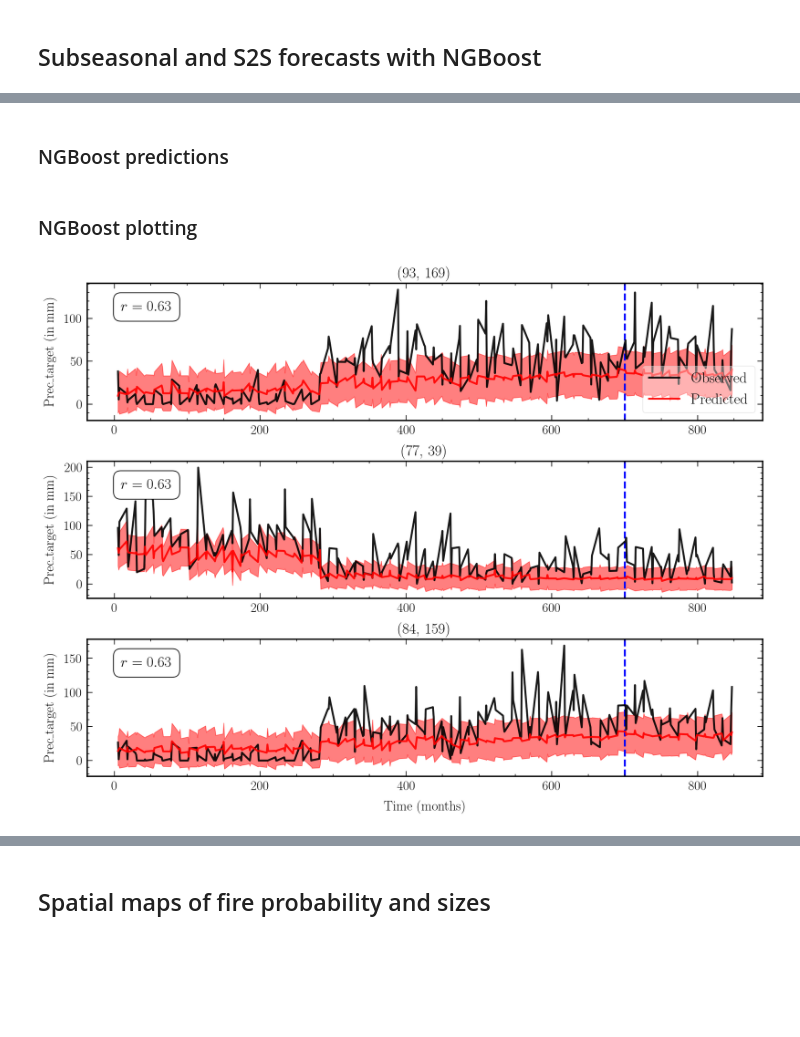
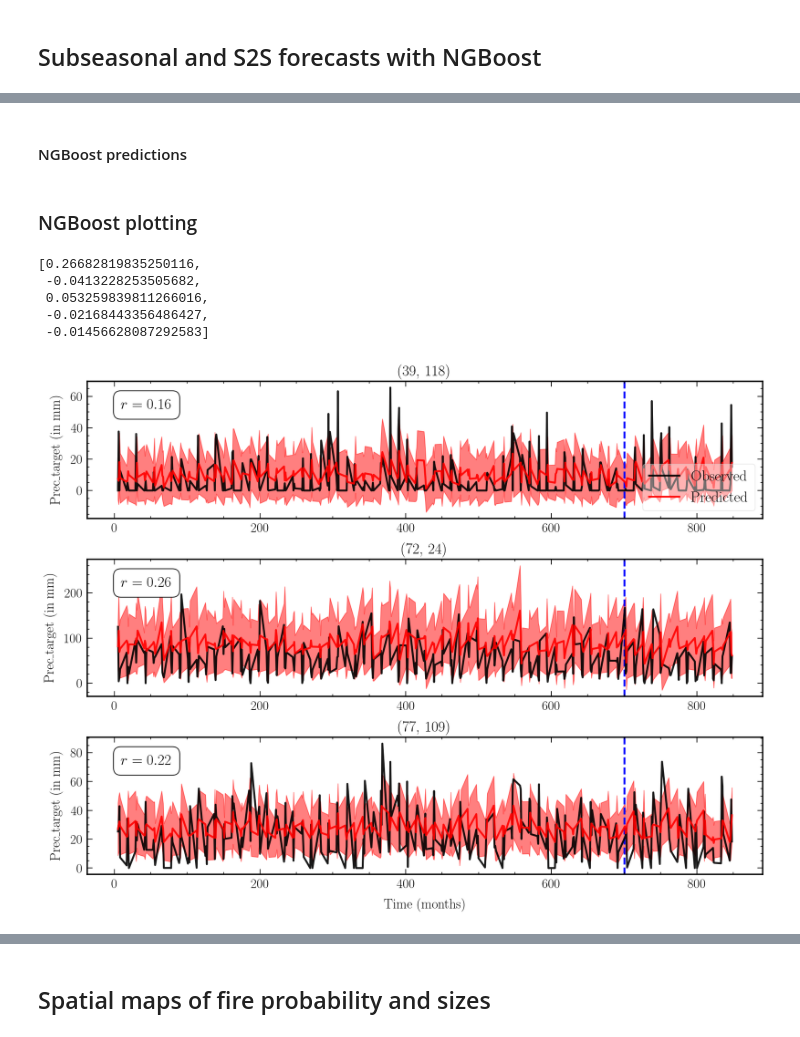
Before and after one commit to jtbuch/SEASFire, a Jupyter notebook: scripts/seas_climate_pred.ipynb, the cells around one changed output, grey strips where cells are left out. Cells and saved outputs as stored; diff of their text form; code cells hidden in the pictures; blank space fills up the shorter version.

```diff
--- a/scripts/seas_climate_pred.ipynb
+++ b/scripts/seas_climate_pred.ipynb
@@ -134,5 +407,5 @@ clim_df_group_keys= clim_df_groups.groups.keys()
 # %%
-target_arr= np.append(np.append(np.arange(5, 855, 12), np.arange(5, 855, 12)+1), np.arange(5, 855, 12)+2)
+target_arr= np.append(np.append(np.append(np.arange(5, 855, 12), np.arange(5, 855, 12)+1), np.arange(5, 855, 12)+2), np.arange(5, 855, 12)+3)
 lead1mons_pred_arr= target_arr - 1
 lead2mons_pred_arr= target_arr - 2
 lead3mons_pred_arr= target_arr - 3
@@ -144,22 +417,22 @@ lead3mons_pred_df= clim_df[clim_df['time'].isin(lead3mons_pred_arr)].dropna()[['
 tmax_target_df= clim_df[clim_df['time'].isin(target_arr)].dropna()['Tmax'].reset_index().drop(columns= ['index']).rename(columns= {'Tmax': 'Tmax_target'})
 prec_target_df= clim_df[clim_df['time'].isin(target_arr)].dropna()['Prec'].reset_index().drop(columns= ['index']).rename(columns= {'Prec': 'Prec_target'})
 vpd_target_df= clim_df[clim_df['time'].isin(target_arr)].dropna()['VPD'].reset_index().drop(columns= ['index']).rename(columns= {'VPD': 'VPD_target'})
-sm_target_df= clim_df[clim_df['time'].isin(target_arr)].dropna()['SM_0_100cm'].reset_index().drop(columns= ['index']).rename(columns= {'SM_0_100cm': 'SM_target'})
 ffwi_target_df= clim_df[clim_df['time'].isin(target_arr)].dropna()['FFWI_max7'].reset_index().drop(columns= ['index']).rename(columns= {'FFWI_max7': 'FFWI_target'})
+tmin_target_df= clim_df[clim_df['time'].isin(target_arr)].dropna()['Tmin'].reset_index().drop(columns= ['index']).rename(columns= {'Tmin': 'Tmin_target'})
 
-lead1mons_df= pd.concat([lead1mons_pred_df, tmax_target_df, prec_target_df, vpd_target_df, sm_target_df, ffwi_target_df], axis= 1).replace(-999, np.nan)
+lead1mons_df= pd.concat([lead1mons_pred_df, tmax_target_df, prec_target_df, vpd_target_df, tmin_target_df, ffwi_target_df], axis= 1).replace(-999, np.nan)
 #lead1mons_df['Elev']= (lead1mons_df['Elev'] - lead1mons_df['Elev'].min())/(lead1mons_df['Elev'].max() - lead1mons_df['Elev'].min())
-lead2mons_df= pd.concat([lead2mons_pred_df, tmax_target_df, prec_target_df, vpd_target_df, sm_target_df, ffwi_target_df], axis= 1).replace(-999, np.nan)
+lead2mons_df= pd.concat([lead2mons_pred_df, tmax_target_df, prec_target_df, vpd_target_df, tmin_target_df, ffwi_target_df], axis= 1).replace(-999, np.nan)
 #lead2mons_df['Elev']= (lead2mons_df['Elev'] - lead2mons_df['Elev'].min())/(lead2mons_df['Elev'].max() - lead2mons_df['Elev'].min())
-lead3mons_df= pd.concat([lead3mons_pred_df, tmax_target_df, prec_target_df, vpd_target_df, sm_target_df, ffwi_target_df], axis= 1).replace(-999, np.nan)
+lead3mons_df= pd.concat([lead3mons_pred_df, tmax_target_df, prec_target_df, vpd_target_df, tmin_target_df, ffwi_target_df], axis= 1).replace(-999, np.nan)
 #lead3mons_df['Elev']= (lead3mons_df['Elev'] - lead3mons_df['Elev'].min())/(lead3mons_df['Elev'].max() - lead3mons_df['Elev'].min())
 # %%
 pred_arr_all= {'Tmax': ['Tmax', 'Solar', 'RH', 'SM_0_100cm', 'PDSI' , 'Southness', 'Elev', 'nino34', 'mei', 'rmm1', 'rmm2'], \
-               'Prec': ['Prec', 'Tmax', 'Solar', 'RH', 'SM_0_100cm', 'PDSI', 'Southness', 'Elev', 'mei', 'nino34', 'rmm1', 'rmm2'], \
+               'Prec': ['Prec', 'Tmax', 'Solar', 'RH', 'SM_0_100cm', 'PDSI', 'CAPE', 'Southness', 'Elev', 'mei', 'nino34', 'rmm1', 'rmm2'], \
                'VPD': ['VPD', 'Tmax', 'Prec', 'Solar', 'RH', 'SM_0_100cm', 'PDSI', 'Southness', 'Elev', 'mei', 'nino34', 'rmm1', 'rmm2'], \
                'FFWI': ['FFWI_max7', 'Tmax', 'Prec', 'Solar', 'RH', 'SM_0_100cm', 'PDSI', 'Southness', 'Elev', 'mei', 'nino34', 'rmm1', 'rmm2'], \
-               'SM': ['SM_0_100cm', 'Tmax', 'Prec', 'Solar', 'RH', 'PDSI', 'Southness', 'Elev', 'mei', 'nino34', 'rmm1', 'rmm2']}
-pred_arr_dynamic= {'Tmax': ['Tmax', 'Solar', 'RH', 'SM_0_100cm', 'PDSI'], 'Prec': ['Prec', 'Tmax', 'Solar', 'RH', 'SM_0_100cm', 'PDSI'], \
+               'Tmin': ['Tmin', 'Tmax', 'Prec', 'Solar', 'RH', 'SM_0_100cm', 'PDSI', 'Southness', 'Elev', 'mei', 'nino34', 'rmm1', 'rmm2']}
+pred_arr_dynamic= {'Tmax': ['Tmax', 'Solar', 'RH', 'SM_0_100cm', 'PDSI'], 'Prec': ['Prec', 'Tmax', 'Solar', 'RH', 'SM_0_100cm', 'PDSI', 'CAPE'], \
                    'VPD': ['VPD', 'Tmax', 'Prec', 'Solar', 'RH', 'SM_0_100cm', 'PDSI'], 'FFWI': ['FFWI_max7', 'Tmax', 'Prec', 'Solar', 'RH', 'SM_0_100cm', 'PDSI'], \
-                    'SM': ['SM_0_100cm', 'Tmax', 'Prec', 'Solar', 'RH', 'PDSI']} #'nino34'
+                    'Tmin': ['Tmin', 'Tmax', 'Prec', 'Solar', 'RH', 'SM_0_100cm', 'PDSI']} #'nino34'
 # %% [markdown]
@@ -167,13 +440,22 @@ pred_arr_dynamic= {'Tmax': ['Tmax', 'Solar', 'RH', 'SM_0_100cm', 'PDSI'], 'Prec'
 # %%
-pred_var_arr= ['Tmax']
-run_id= '05_29_23'
+pred_var_arr= ['Tmax', 'Prec', 'VPD', 'FFWI', 'Tmin']
+run_id= 'normalized_lead3mo'
+if run_id == 'normalized_lead1mo':
+    leadmonsdf= lead1mons_df
+    leadsmons_pred_arr= np.sort(lead1mons_pred_arr)
+elif run_id == 'normalized_lead2mo':
+    leadmonsdf= lead2mons_df
+    leadsmons_pred_arr= np.sort(lead2mons_pred_arr)
+elif run_id == 'normalized_lead3mo':
+    leadmonsdf= lead3mons_df
+    leadsmons_pred_arr= np.sort(lead3mons_pred_arr)
 
 for pred_var in tqdm(pred_var_arr):
-    X= lead1mons_df[pred_arr_all[pred_var]][lead1mons_df.time < 700] # train+val:test :: 80:20
+    X= leadmonsdf[pred_arr_all[pred_var]][leadmonsdf.time < 700] # train+val:test :: 80:20
     #X_scaled= X - X.mean(axis= 0, skipna= True)/X.std(axis= 0, skipna= True)
     X_scaled= pd.concat([(X[pred_arr_dynamic[pred_var]] - X[pred_arr_dynamic[pred_var]].mean(axis= 0, skipna= True))/X[pred_arr_dynamic[pred_var]].std(axis= 0, skipna= True), \
                                             X[['Southness', 'Elev', 'nino34', 'mei', 'rmm1', 'rmm2']]], axis= 1).replace(np.nan, 0)
-    Y= lead1mons_df.iloc[X_scaled.index][pred_var + '_target']
+    Y= leadmonsdf.iloc[X_scaled.index][pred_var + '_target']
     Y_scaled= (Y - Y.mean())/Y.std()
     X_train, X_val, Y_train, Y_val = train_test_split(X_scaled, Y_scaled, test_size=0.2)
 
@@ -220,3 +530,3 @@ plt.show()
 # %% [markdown]
-### NGBoost predictions
+#### NGBoost predictions
 # %%
@@ -279,9 +590,10 @@ Y_dist_scale_xr.to_netcdf('../sav_files/ngb_pred_files/%s'%pred_var + '_%s'%mb_f
 ### NGBoost plotting
 # %%
 pred_var= 'Prec'
-unit_arr= {'Tmax': 'degC', 'Prec': 'mm' ,'VPD': 'hPa', 'FFWI': 'Intensity', 'SM': 'unitless'}
+unit_arr= {'Tmax': 'degC', 'Prec': 'mm' ,'VPD': 'hPa', 'FFWI': 'Intensity', 'Tmin': 'degC'}
 mb_frac= 0.1
+run_id= 'train_grid_normalized_lead1mo'
 
 Y_dist_loc_xr= xarray.open_dataarray('../sav_files/ngb_pred_files/%s'%pred_var + '_%s'%mb_frac + '_%s_ngb_loc.nc'%run_id)
 Y_dist_scale_xr= xarray.open_dataarray('../sav_files/ngb_pred_files/%s'%pred_var + '_%s'%mb_frac + '_%s_ngb_scale.nc'%run_id)
-Y_obs_xr= xarray.open_dataarray('../sav_files/ngb_pred_files/%s'%pred_var + '_lead_3mo_obs.nc')
+Y_obs_xr= xarray.open_dataarray('../sav_files/ngb_pred_files/%s'%pred_var + '_obs.nc')
@@ -288,3 +607,11 @@ Y_obs_xr= xarray.open_dataarray('../sav_files/ngb_pred_files/%s'%pred_var + '_le
+# %%
+pearson_test_r_arr
+# %% [output]
+[0.26682819835250116,
+ -0.0413228253505682,
+ 0.053259839811266016,
+ -0.02168443356486427,
+ -0.01456628087292583]
 # %%
 grid_all= np.where(~np.isnan(Y_dist_loc_xr[0, :, :])) # choose random non nan grid cell for plotting
 pearson_r_arr= [stats.pearsonr(Y_dist_loc_xr[:, grid_all[0][g], grid_all[1][g]], Y_obs_xr[:, grid_all[0][g], grid_all[1][g]])[0] for g in tqdm(range(len(grid_all[0])))]
@@ -294,41 +621,41 @@ worst_ind_arr= np.argsort(pearson_r_arr)[:3]
 rand_ind_arr= np.random.randint(0, len(grid_all[0]), 3)
 # %%
 fig, ax= plt.subplots(3, 1, figsize=(16, 12))
-config= 'best'
+config= 'random'
 
 if config == 'best':
     ind_y_arr= grid_all[0][best_ind_arr]
     ind_x_arr= grid_all[1][best_ind_arr]
 elif config == 'worst':
     ind_y_arr= grid_all[0][worst_ind_arr]
     ind_x_arr= grid_all[1][worst_ind_arr]
 elif config == 'random':
     ind_y_arr= grid_all[0][rand_ind_arr]
     ind_x_arr= grid_all[1][rand_ind_arr]
 
 for i in range(3):
     pearson_r= stats.pearsonr(Y_dist_loc_xr[:, ind_y_arr[i], ind_x_arr[i]], Y_obs_xr[:, ind_y_arr[i], ind_x_arr[i]])[0]
     Y_pred_low_1sig= Y_dist_loc_xr[:, ind_y_arr[i], ind_x_arr[i]] - Y_dist_scale_xr[:, ind_y_arr[i], ind_x_arr[i]]
     Y_pred_high_1sig= Y_dist_loc_xr[:, ind_y_arr[i], ind_x_arr[i]] + Y_dist_scale_xr[:, ind_y_arr[i], ind_x_arr[i]]
 
     ax[i].plot(Y_obs_xr.time, Y_obs_xr[:, ind_y_arr[i], ind_x_arr[i]], color= 'black', label= 'Observed')
     ax[i].plot(Y_obs_xr.time, Y_dist_loc_xr[:, ind_y_arr[i], ind_x_arr[i]], color= 'red', label= 'Predicted')
     ax[i].fill_between(Y_obs_xr.time, Y_pred_low_1sig, Y_pred_high_1sig, color= 'red', alpha= 0.5)
 
     if i== 2:
         ax[i].set_xlabel(r'Time (months)', fontsize= 18);
     ax[i].set_ylabel(pred_var + '_target ' + '(in %s)'%(unit_arr[pred_var]), fontsize= 18);
     ax[i].text(0.05, 0.8, r'$r = %.2f$'%pearson_r, fontsize= 20, bbox=dict(boxstyle='round, pad=0.5', ec= 'black', fc= 'white'), \
             transform=ax[i].transAxes)
     #ax[i].set_ylim(10, 40);
     if i== 0:
         ax[i].legend(loc='lower right', frameon= True, fontsize= 20);
     ax[i].set_title(r'(%d, '%ind_x_arr[i] + '%d)'%ind_y_arr[i], fontsize= 20);
     fig.subplots_adjust(hspace= 0.3)
     ax[i].axvline(x= 700, color= 'blue', lw= 2.5, linestyle= '--', zorder= 1)
-    # plt.savefig('../plots/%s'%pred_var + '_ngboost_%s'%config + '_prediction_%s.pdf'%run_id, bbox_inches='tight', dpi= 300);
+    #plt.savefig('../plots/%s'%pred_var + '_ngboost_%s'%config + '_prediction_%s.pdf'%run_id, bbox_inches='tight', dpi= 300);
 # %% [output]
-[figure, old version]
+[figure, new version]
 # %%
 fig, ax= plt.subplots(1, 1, figsize=(12, 8))
 
```
Also changed, not shown: parts of 40 cells of this notebook, 1 other file.
